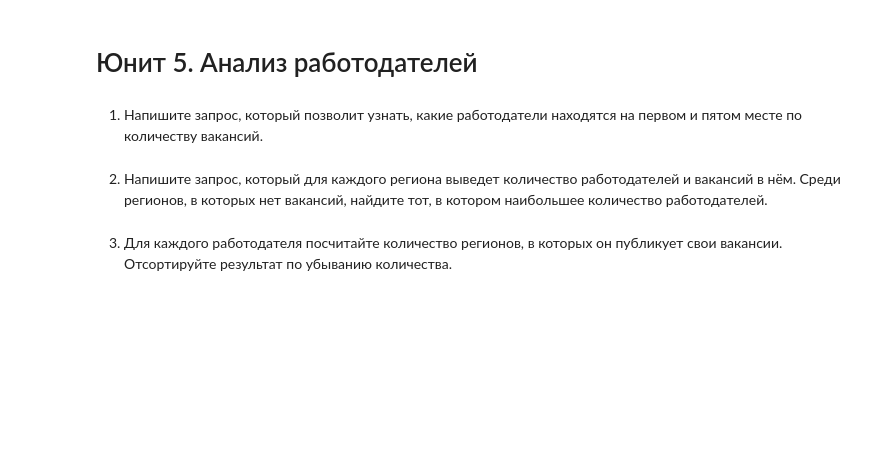
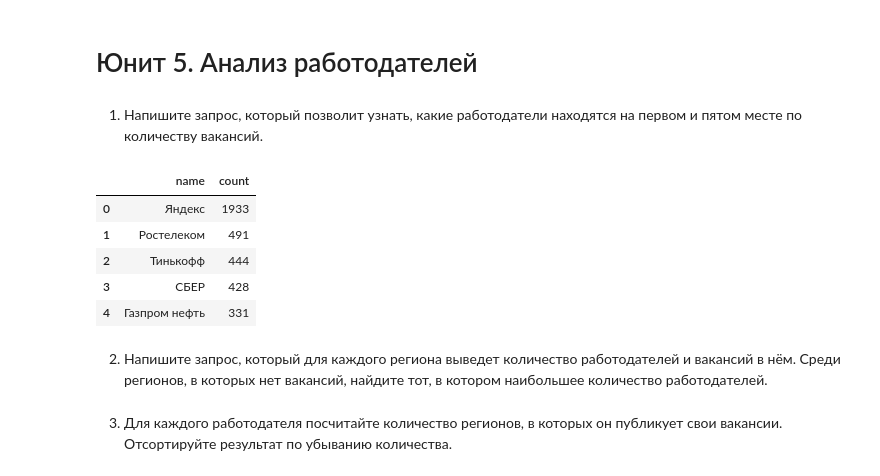
Before and after one commit to NikolayRevenkov/SF_DS, a Jupyter notebook: Project_2/Project_2.ipynb, the cells around one changed output. Drawn from its saved outputs; the diff is of its cells as text; code cells hidden in the pictures; blank space fills up the shorter version.

```diff
--- a/Project_2/Project_2.ipynb
+++ b/Project_2/Project_2.ipynb
@@ -214,5 +220,22 @@ df
 1. Напишите запрос, который позволит узнать, какие работодатели находятся на первом и пятом месте по количеству вакансий.
 # %%
 # текст запроса
+query_12 = f'''SELECT em.name,
+COUNT(va.id)
+FROM public.employers em
+JOIN PUBLIC.vacancies va ON va.employer_id=em.id
+GROUP BY em.name
+ORDER BY 2 desc
+LIMIT 5
+'''
+df = pd.read_sql_query(query_12, connection)
+df
+# %% [output]
+|  | name | count |
+| 0 | Яндекс | 1933 |
+| 1 | Ростелеком | 491 |
+| 2 | Тинькофф | 444 |
+| 3 | СБЕР | 428 |
+| 4 | Газпром нефть | 331 |
 # %%
 # результат запроса
```
Also changed, not shown: parts of 5 cells of this notebook.
